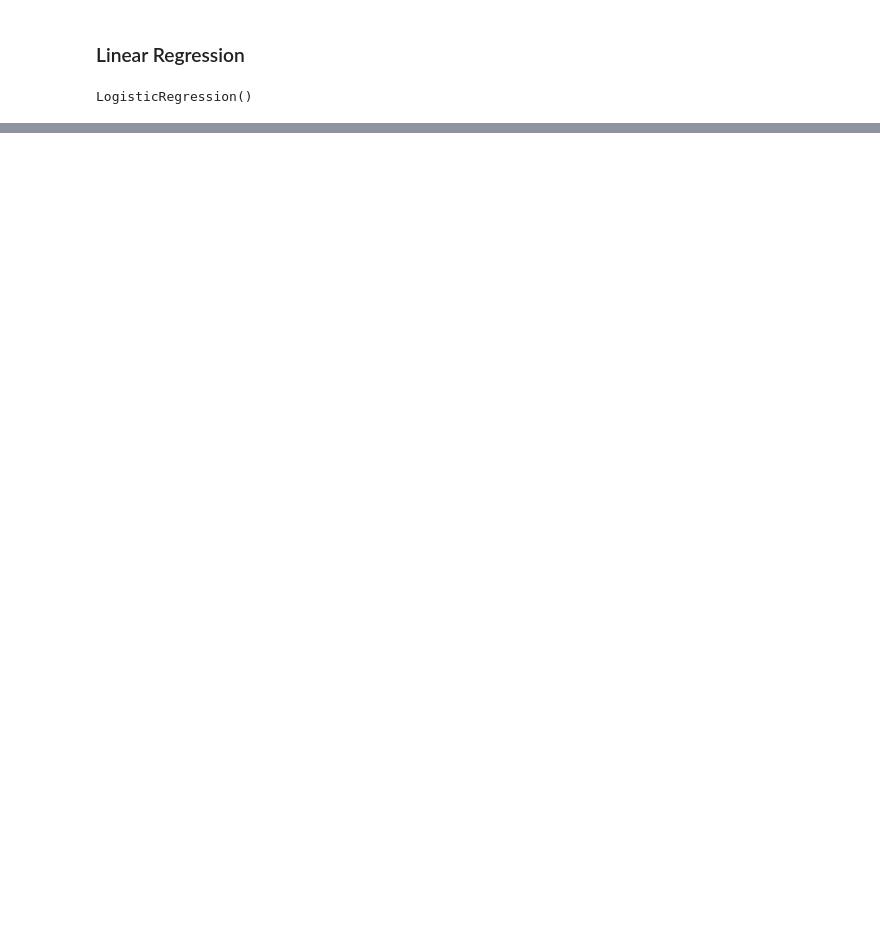
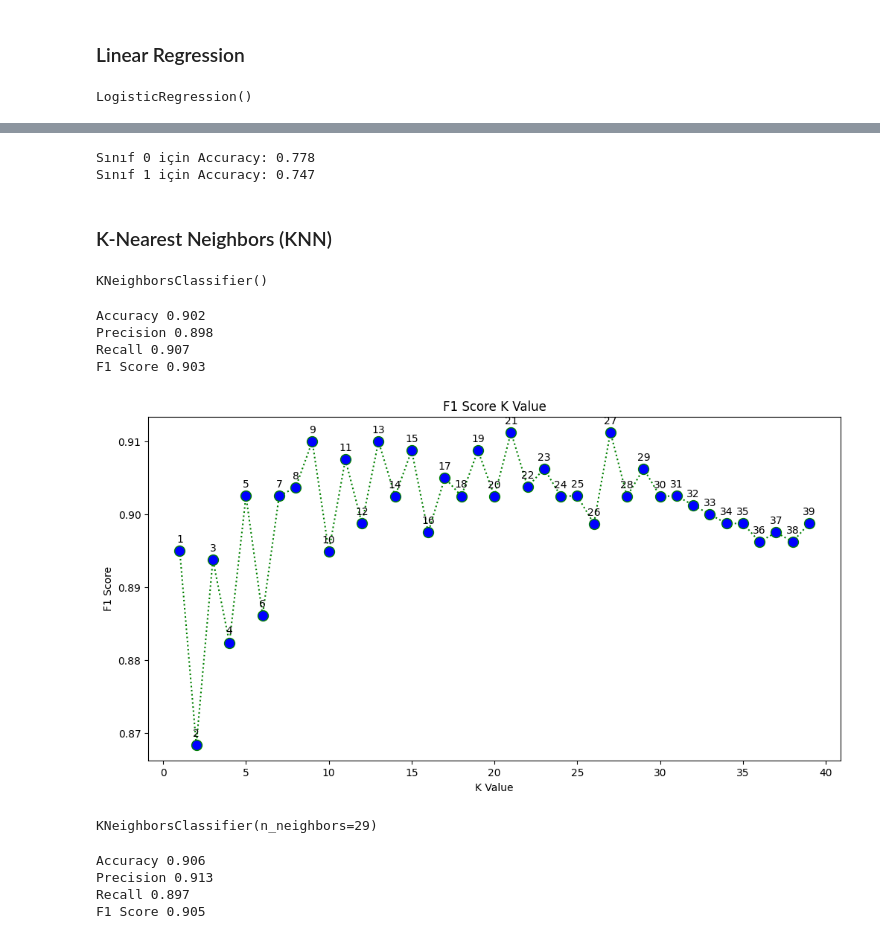
Before and after one commit to Uuranyum/Data_Science_Projects, a Jupyter notebook: quality-prediction-with-different-classification.ipynb, the cells around one changed output, grey strips where cells are left out. Cells and saved outputs as stored; diff of their text form; code cells hidden in the pictures; blank space fills up the shorter version.

Commit message:
Kaggle Notebook | Quality Prediction with Different Classification | Version 7

```diff
--- a/quality-prediction-with-different-classification.ipynb
+++ b/quality-prediction-with-different-classification.ipynb
@@ -267,0 +297,5 @@ display.plot();
+# %%
+cm2 = metrics.confusion_matrix(y_test,y_preds, labels = gnb.classes_)
+
+display2 = metrics.ConfusionMatrixDisplay(confusion_matrix = cm2,display_labels = gnb.classes_)
+display2.plot();
@@ -267,0 +304,67 @@ display.plot();
+# %%
+for i in range(len(cm2)):
+    class_accuracy = cm2[i, i] / cm2[i, :].sum()
+    print(f'Sınıf {i} için Accuracy: {class_accuracy:.3f}')
+# %% [output]
+Sınıf 0 için Accuracy: 0.778
+Sınıf 1 için Accuracy: 0.747
+# %% [markdown]
+### K-Nearest Neighbors (KNN)
+# %%
+knn = KNeighborsClassifier()
+knn.fit(X_train, y_train)
+# %% [output]
+KNeighborsClassifier()
+# %%
+y_pred_knn = knn.predict(X_test)
+
+print('Accuracy','%.3f' % accuracy_score(y_test, y_pred_knn))
+print('Precision','%.3f' % precision_score(y_test, y_pred_knn))
+print('Recall','%.3f' % recall_score(y_test, y_pred_knn))
+print('F1 Score','%.3f' % f1_score(y_test, y_pred_knn))
+# %% [output]
+Accuracy 0.902
+Precision 0.898
+Recall 0.907
+F1 Score 0.903
+# %%
+f1s = []
+for i in range(1, 40):
+    knnx = KNeighborsClassifier(n_neighbors=i)
+    knnx.fit(X_train, y_train)
+    pred_i = knnx.predict(X_test)
+    f1s.append(f1_score(y_test, pred_i, average='weighted'))
+# %%
+plt.figure(figsize=(12, 6))
+plt.plot(range(1, 40), f1s,
+         color='green',
+         linestyle='dotted',
+         marker='o',
+         markerfacecolor='blue',
+         markersize=10)
+
+plt.title('F1 Score K Value')
+plt.xlabel('K Value')
+plt.ylabel('F1 Score')
+
+for i, f1 in enumerate(f1s, start=1):
+    plt.text(i, f1 + 0.0016, str(i), ha='center', va='center', fontsize=10)
+# %% [output]
+[figure, added]
+# %%
+knn_best = KNeighborsClassifier(n_neighbors=29)
+knn_best.fit(X_train, y_train)
+# %% [output]
+KNeighborsClassifier(n_neighbors=29)
+# %%
+y_pred_knn_best=knn_best.predict(X_test)
+
+print('Accuracy','%.3f' % accuracy_score(y_test, y_pred_knn_best))
+print('Precision','%.3f' % precision_score(y_test, y_pred_knn_best))
+print('Recall','%.3f' % recall_score(y_test, y_pred_knn_best))
+print('F1 Score','%.3f' % f1_score(y_test, y_pred_knn_best))
+# %% [output]
+Accuracy 0.906
+Precision 0.913
+Recall 0.897
+F1 Score 0.905
```
Also changed, not shown: parts of 38 cells of this notebook.
